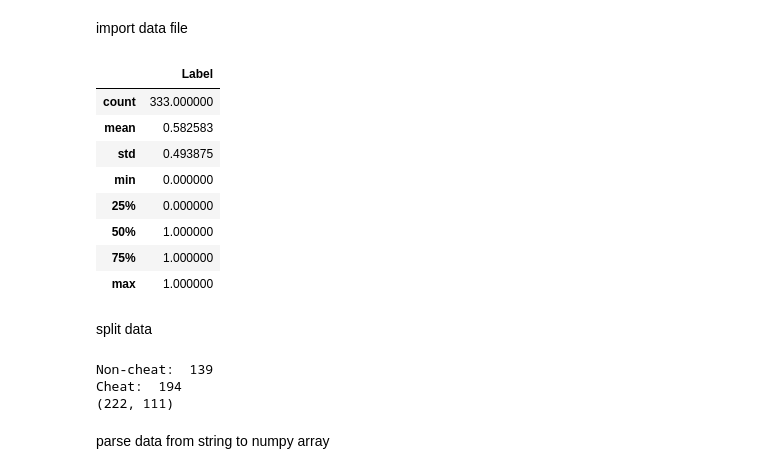
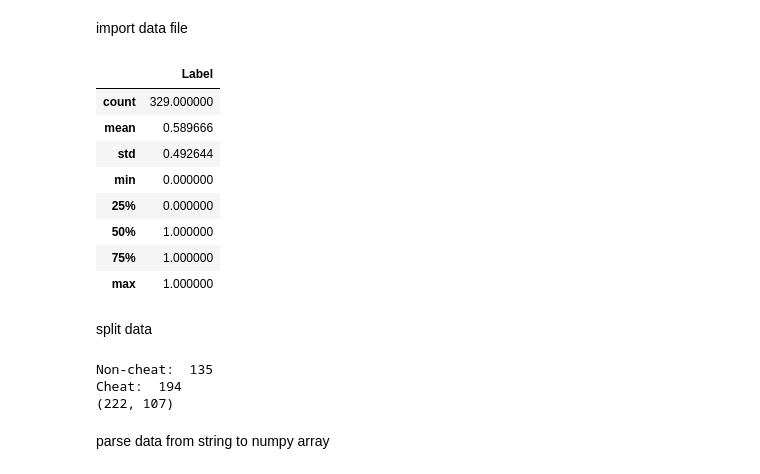
Before and after one commit to kaiismith/REAC, a Jupyter notebook: model.ipynb, the cells around one changed output. Saved outputs shown, nothing was run; the diff lists cells and outputs as text; code cells hidden in the pictures.

```diff
--- a/model.ipynb
+++ b/model.ipynb
@@ -4,13 +4,13 @@ import numpy  as np
 # %% [markdown]
 import data file
 # %%
-df = pd.read_csv('data (1).csv')
+df = pd.read_csv('data_new.csv')
 df.describe()
 # %% [output]
 |  | Label |
-| count | 333.000000 |
-| mean | 0.582583 |
-| std | 0.493875 |
+| count | 329.000000 |
+| mean | 0.589666 |
+| std | 0.492644 |
 | min | 0.000000 |
 | 25% | 0.000000 |
 | 50% | 1.000000 |
@@ -28,23 +28,23 @@ grouped = df.groupby(df.Label)
 df1 = grouped.get_group(1)
 df2 = grouped.get_group(0)
 
-df2_1 = df.iloc[:139,:]
-df2_2 = df.iloc[139:194,:]
+df2_1 = df.iloc[:135,:]
+df2_2 = df.iloc[135:194,:]
 
 df1_train = df1.iloc[:111,:]
 df2_train = df2_1.iloc[:111,:]
 
-df1_test = df1.iloc[111:139,:]
-df2_test = df2_1.iloc[111:139,:]
+df1_test = df1.iloc[111:135,:]
+df2_test = df2_1.iloc[111:135,:]
 
 train = pd.concat([df1_train, df2_train])
 test  = pd.concat([df1_test, df2_test, df2_2])
 
 print((len(train), len(test)))
 # %% [output]
-Non-cheat:  139
+Non-cheat:  135
 Cheat:  194
-(222, 111)
+(222, 107)
 # %% [markdown]
 parse data from string to numpy array
 # %%
```
Also changed, not shown: parts of 10 cells of this notebook, 1 other file.
